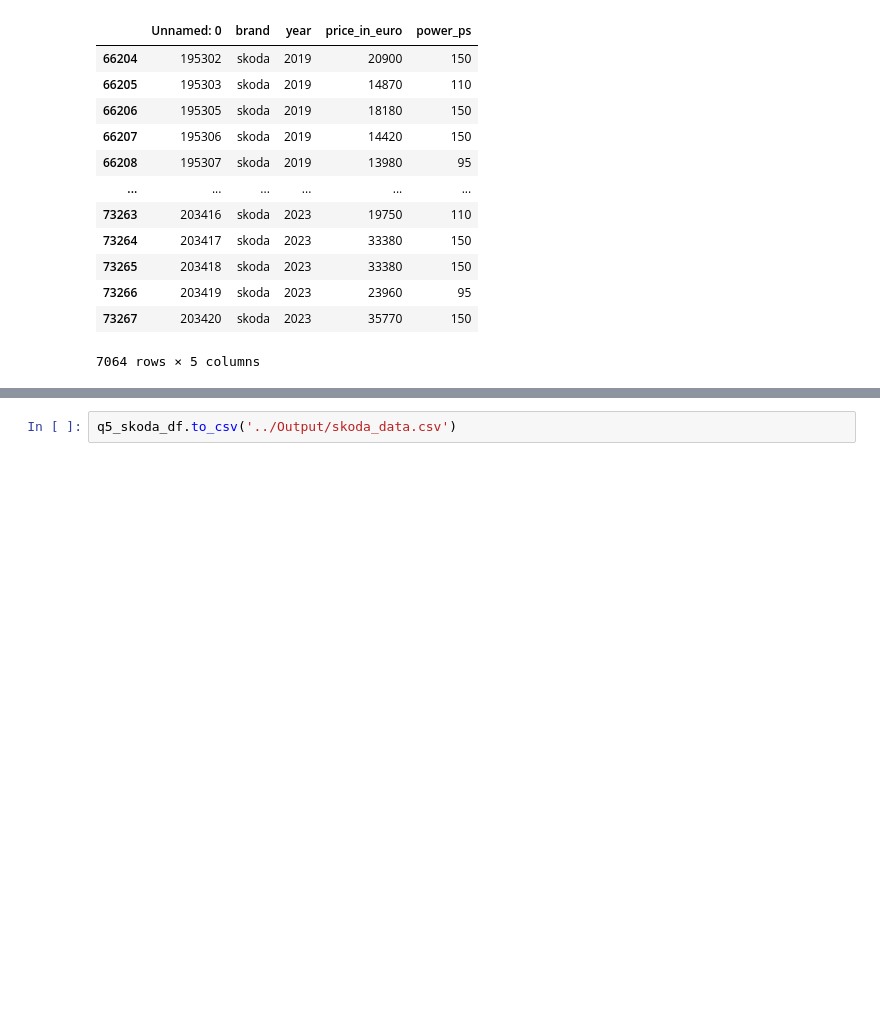
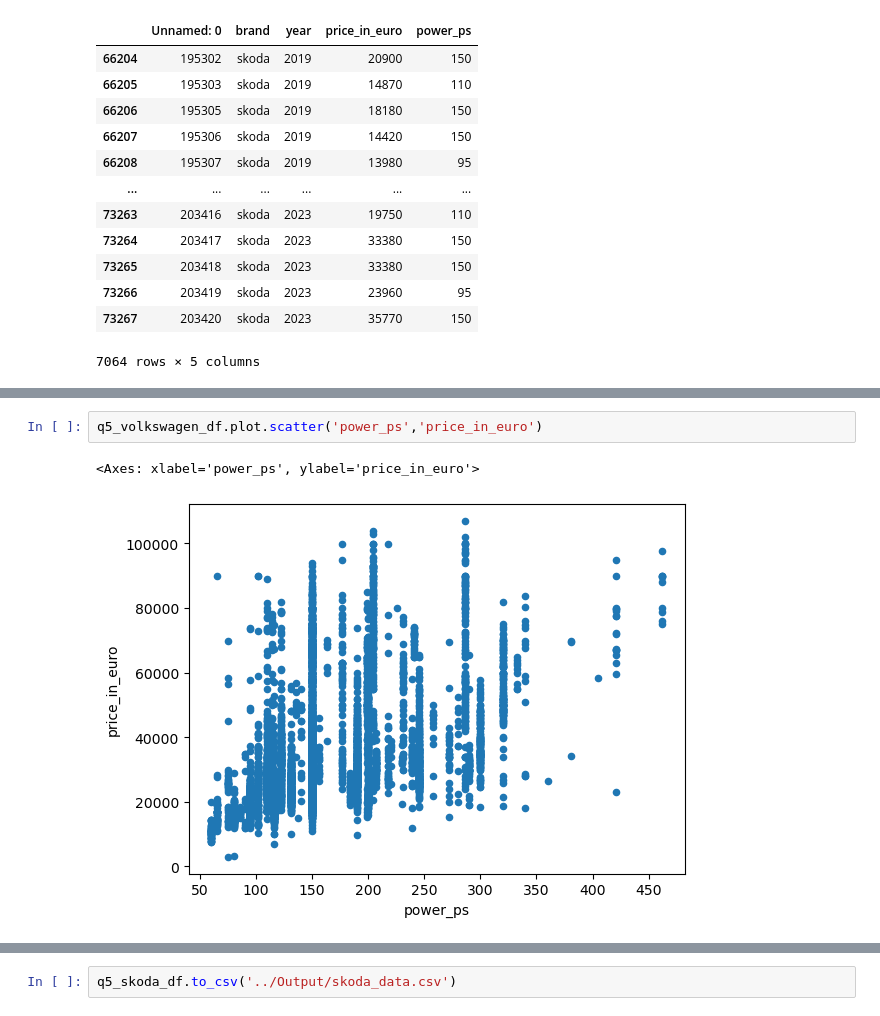
Before and after one commit to AADHIP09/EDA_Project_1_Group_5, a Jupyter notebook: Code/Q5_code.ipynb, the cells around one changed output, grey strips where cells are left out. Saved outputs shown, nothing was run; the diff lists cells and outputs as text; blank space fills up the shorter version.

```diff
--- a/Code/Q5_code.ipynb
+++ b/Code/Q5_code.ipynb
@@ -115,0 +122,5 @@ q5_skoda_df
+# %%
+q5_volkswagen_df.plot.scatter('power_ps','price_in_euro')
+# %% [output]
+<Axes: xlabel='power_ps', ylabel='price_in_euro'>
+[figure, added]
```
Also changed, not shown: parts of 8 cells of this notebook.
